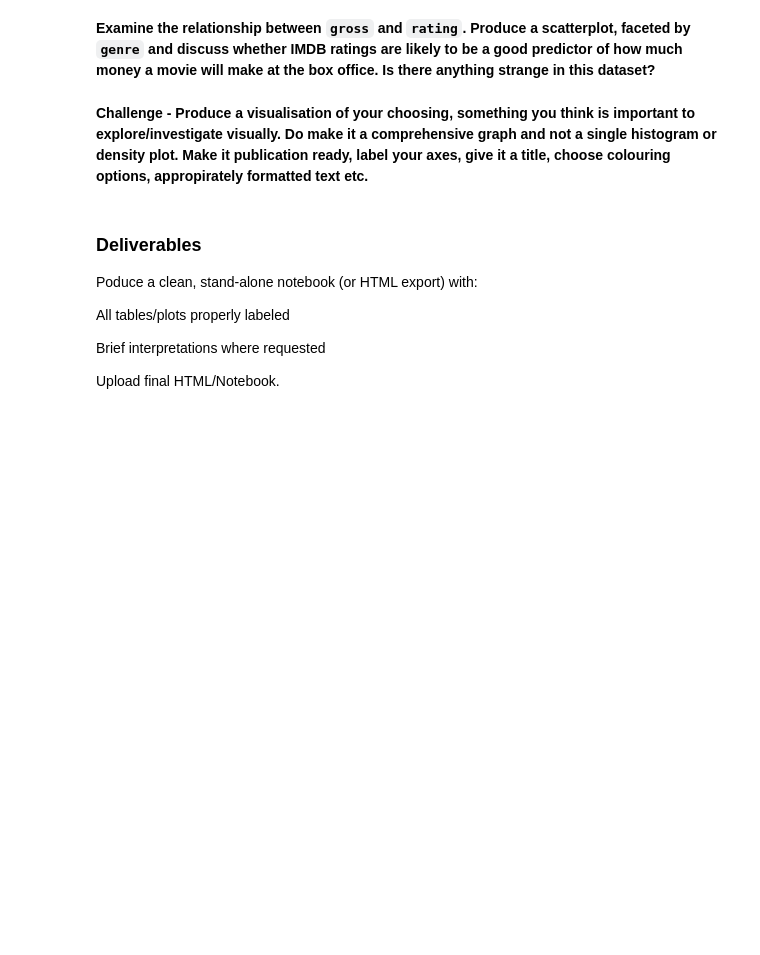
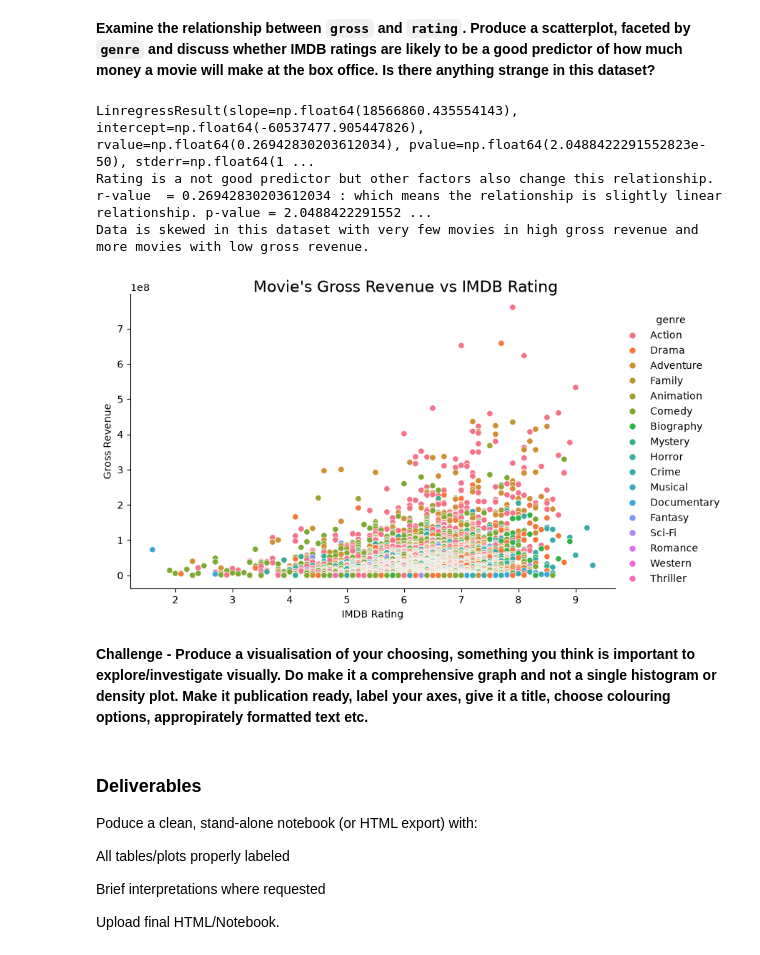
Before and after one commit to vidhyamini/Analytics-coding-Python, a Jupyter notebook: Session_2/Homework.ipynb, the cells around one changed output. Drawn from its saved outputs; the diff is of its cells as text; code cells hidden in the pictures; blank space fills up the shorter version.

```diff
--- a/Session_2/Homework.ipynb
+++ b/Session_2/Homework.ipynb
@@ -202,5 +243,26 @@ sns.kdeplot(data = movies, x = 'rating',hue='genre',common_norm=False,warn_singu
 # %% [markdown]
 **Examine the relationship between `gross` and `rating`. Produce a scatterplot, faceted by `genre` and discuss whether IMDB ratings are likely to be a good predictor of how much money a movie will make at the box office. Is there anything strange in this dataset?**
+# %%
+movie_success_metric = sns.relplot(
+    data=movies,
+    x= 'rating',
+    y='gross',
+    hue = 'genre',
+    kind='scatter',
+    height=5,
+    aspect=1.5
+)
+movie_success_metric.set_axis_labels("IMDB Rating","Gross Revenue")
+movie_success_metric.figure.suptitle("Movie's Gross Revenue vs IMDB Rating", fontsize=16)
+linear_regression = linregress(movies['rating'],movies['gross'])
+print(linear_regression)
+print("Rating is a not good predictor but other factors also change this relationship. r-value  = 0.26942830203612034 : which means the relationship is slightly linear relationship. p-value = 2.0488422291552823e-50 : which is very small value <0.05 means relationship is significant but not strong.")
+print("Data is skewed in this dataset with very few movies in high gross revenue and more movies with low gross revenue.")
+# %% [output]
+LinregressResult(slope=np.float64(18566860.435554143), intercept=np.float64(-60537477.905447826), rvalue=np.float64(0.26942830203612034), pvalue=np.float64(2.0488422291552823e-50), stderr=np.float64(1 ...
+Rating is a not good predictor but other factors also change this relationship. r-value  = 0.26942830203612034 : which means the relationship is slightly linear relationship. p-value = 2.0488422291552 ...
+Data is skewed in this dataset with very few movies in high gross revenue and more movies with low gross revenue.
+[figure, added]
 # %% [markdown]
 **Challenge - Produce a visualisation of your choosing, something you think is important to explore/investigate visually. Do make it a comprehensive graph and not a single histogram or density plot. Make it publication ready, label your axes, give it a title, choose colouring options, appropirately formatted text etc.**
 # %% [markdown]
```
Also changed, not shown: parts of 3 cells of this notebook.
